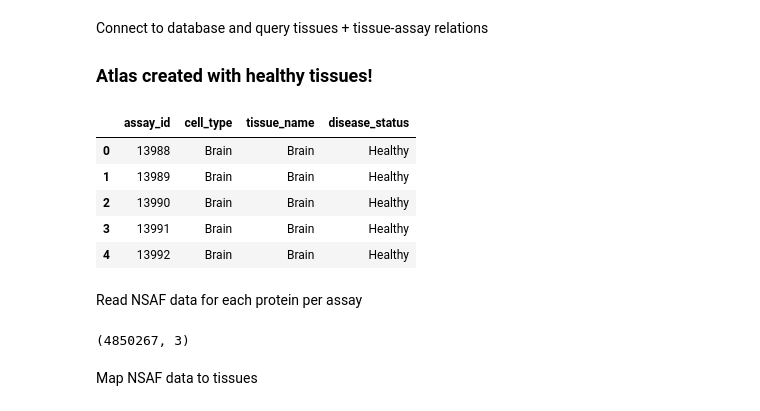
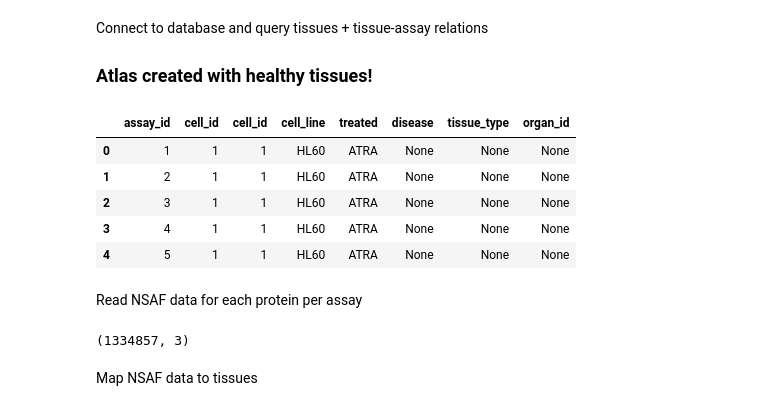
Before and after one commit to SamvPy/Master_thesis_AJ_22_23, a Jupyter notebook: Sam/Atlas_creation/Atlas_Creation_2a_atlas_heatmap.ipynb, the cells around one changed output. Drawn from its saved outputs; the diff is of its cells as text; code cells hidden in the pictures.

```diff
--- a/Sam/Atlas_creation/Atlas_Creation_2a_atlas_heatmap.ipynb
+++ b/Sam/Atlas_creation/Atlas_Creation_2a_atlas_heatmap.ipynb
@@ -22,24 +21,24 @@ connection succesfull
 Connect to database and query tissues + tissue-assay relations
 
 ### Atlas created with healthy tissues!
-# %%
-tissuesql = """SELECT tissue_to_assay.assay_id, tissue.cell_type, tissue.tissue_name, tissue.disease_status FROM tissue_to_assay JOIN tissue ON tissue_to_assay.tissue_id = tissue.tissue_id WHERE disease_status = 'Healthy'"""
-tissueData = pd.read_sql_query(tissuesql,conn)
-tissueData.head()
-#tissueData
-# %% [output]
-|  | assay_id | cell_type | tissue_name | disease_status |
-| 0 | 13988 | Brain | Brain | Healthy |
-| 1 | 13989 | Brain | Brain | Healthy |
-| 2 | 13990 | Brain | Brain | Healthy |
-| 3 | 13991 | Brain | Brain | Healthy |
-| 4 | 13992 | Brain | Brain | Healthy |
+# %%
+cellsql = """SELECT * FROM cell_to_assay JOIN cell ON cell_to_assay.cell_id = cell.cell_id """
+cellData = pd.read_sql_query(cellsql,conn)
+cellData.head()
+#cellData
+# %% [output]
+|  | assay_id | cell_id | cell_id | cell_line | treated | disease | tissue_type | organ_id |
+| 0 | 1 | 1 | 1 | HL60 | ATRA | None | None | None |
+| 1 | 2 | 1 | 1 | HL60 | ATRA | None | None | None |
+| 2 | 3 | 1 | 1 | HL60 | ATRA | None | None | None |
+| 3 | 4 | 1 | 1 | HL60 | ATRA | None | None | None |
+| 4 | 5 | 1 | 1 | HL60 | ATRA | None | None | None |
 # %% [markdown]
 Read NSAF data for each protein per assay
 # %%
-proteinData = pd.read_csv('/home/compomics/git/Tissue_specific/Summary/Datasets/Tissue/proteome_nsaf_update0806.csv')
+proteinData = pd.read_csv('proteome_nsaf_tine.csv')
 proteinData.shape
 # %% [output]
-(4850267, 3)
+(1334857, 3)
 # %% [markdown]
 Map NSAF data to tissues
```
Also changed, not shown: parts of 11 cells of this notebook, 22 other files.
